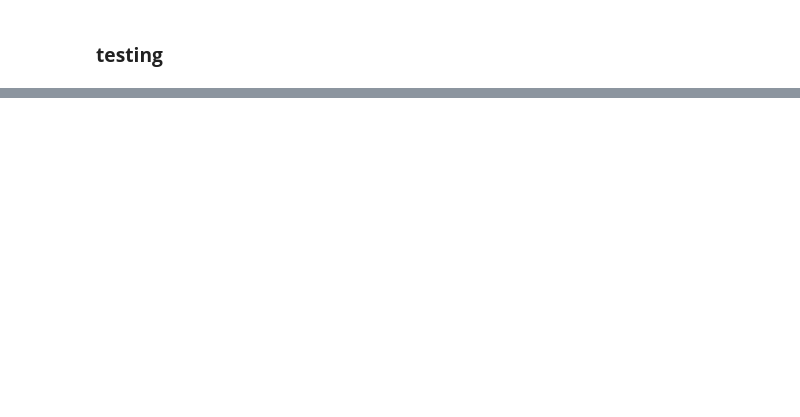
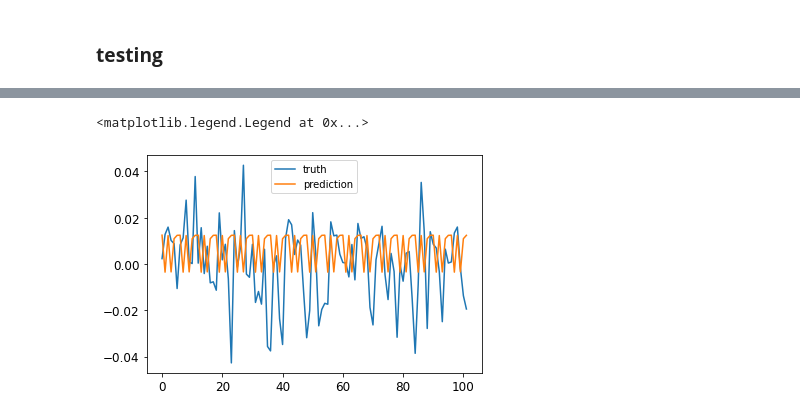
Before and after one commit to S-Alikhonov/AI_ML, a Jupyter notebook: Chapter 3/08. RNN Times Series Regression/explore-RNN.ipynb, the cells around one changed output, grey strips where cells are left out. Cells and saved outputs as stored; diff of their text form; code cells hidden in the pictures; blank space fills up the shorter version.

```diff
--- a/Chapter 3/08. RNN Times Series Regression/explore-RNN.ipynb
+++ b/Chapter 3/08. RNN Times Series Regression/explore-RNN.ipynb
@@ -230,11 +318,4 @@ plt.show()
 # %% [markdown]
 ### **testing**
 # %%
-testload = dataload(2,5,df_test)
+testload = dataload(batch_size,n_seq,df_test,False)
-# %%
-x,y = iter(testload).next()
-# %%
-with torch.no_grad():
-    model.eval()
-    pred_test,hidden = model.forward(x)
-    loss = criterion(pred_test,y)
@@ -250,0 +322,19 @@ tensor([[-0.0007,  0.0066,  0.0003,  0.0104, -0.0069],
+# %%
+with torch.no_grad():
+    model.eval()
+    ground_truth = []
+    pred= []
+    for x_test, y_test in testload:
+        out= model.forward(x)
+        pred_test = out.squeeze(-1)
+        label = y_test[:,-1]
+        loss = criterion(pred_test,label)
+        ground_truth.extend(label.tolist())
+        pred.extend(pred_test.tolist())
+# %%
+plt.plot(ground_truth,label='truth')
+plt.plot(pred,label='prediction')
+plt.legend()
+# %% [output]
+<matplotlib.legend.Legend at 0x...>
+[figure, added]
```
Also changed, not shown: parts of 10 cells of this notebook, 9 other files.
